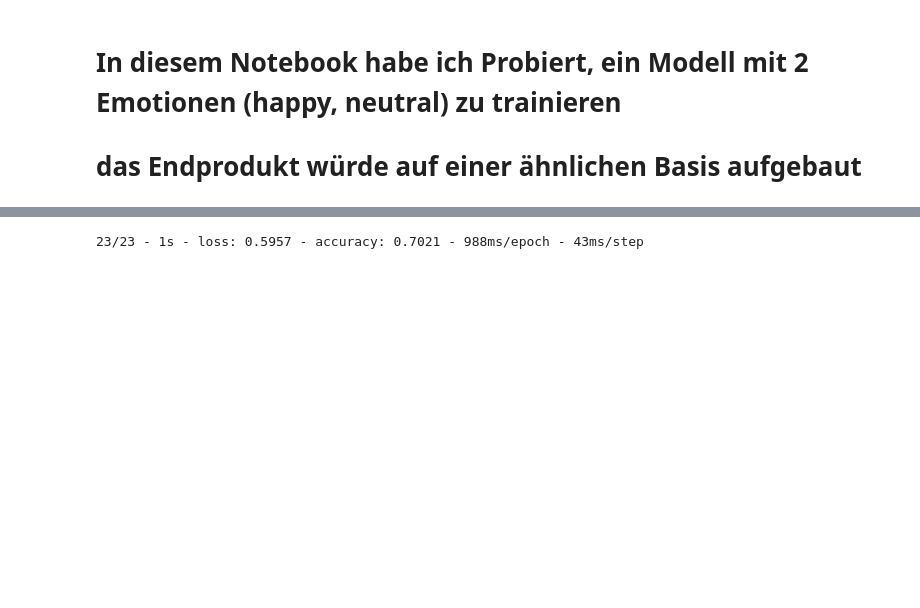
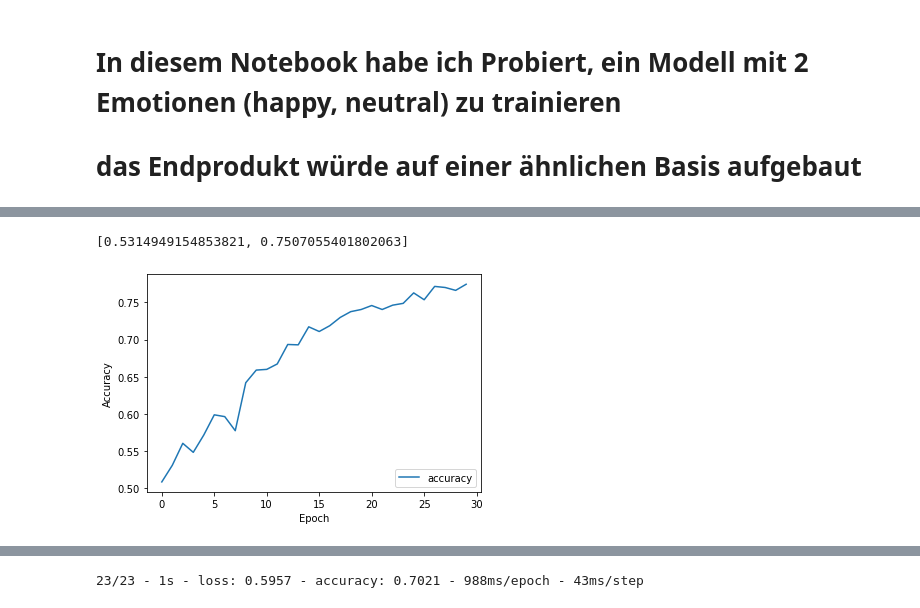
Before and after one commit to AnasAr96/UnI-ML-DL, a Jupyter notebook: convNetwork.ipynb, the cells around one changed output, grey strips where cells are left out. Saved outputs shown, nothing was run; the diff lists cells and outputs as text; code cells hidden in the pictures; blank space fills up the shorter version.

```diff
--- a/convNetwork.ipynb
+++ b/convNetwork.ipynb
@@ -91,0 +107,11 @@ ValueError: in user code:
+# %%
+
+plt.plot(history.history['accuracy'], label='accuracy')
+
+plt.xlabel('Epoch')
+plt.ylabel('Accuracy')
+#plt.ylim([0.5, 1])
+plt.legend(loc='lower right')
+
+model.evaluate(test_images)
+# %% [output]
@@ -92,3 +119,5 @@ ValueError: in user code:
+[0.5314949154853821, 0.7507055401802063]
+[figure, added]
 # %%
 
 plt.plot(history.history['accuracy'], label='accuracy')
```
Also changed, not shown: parts of 3 cells of this notebook, 5 other files.
